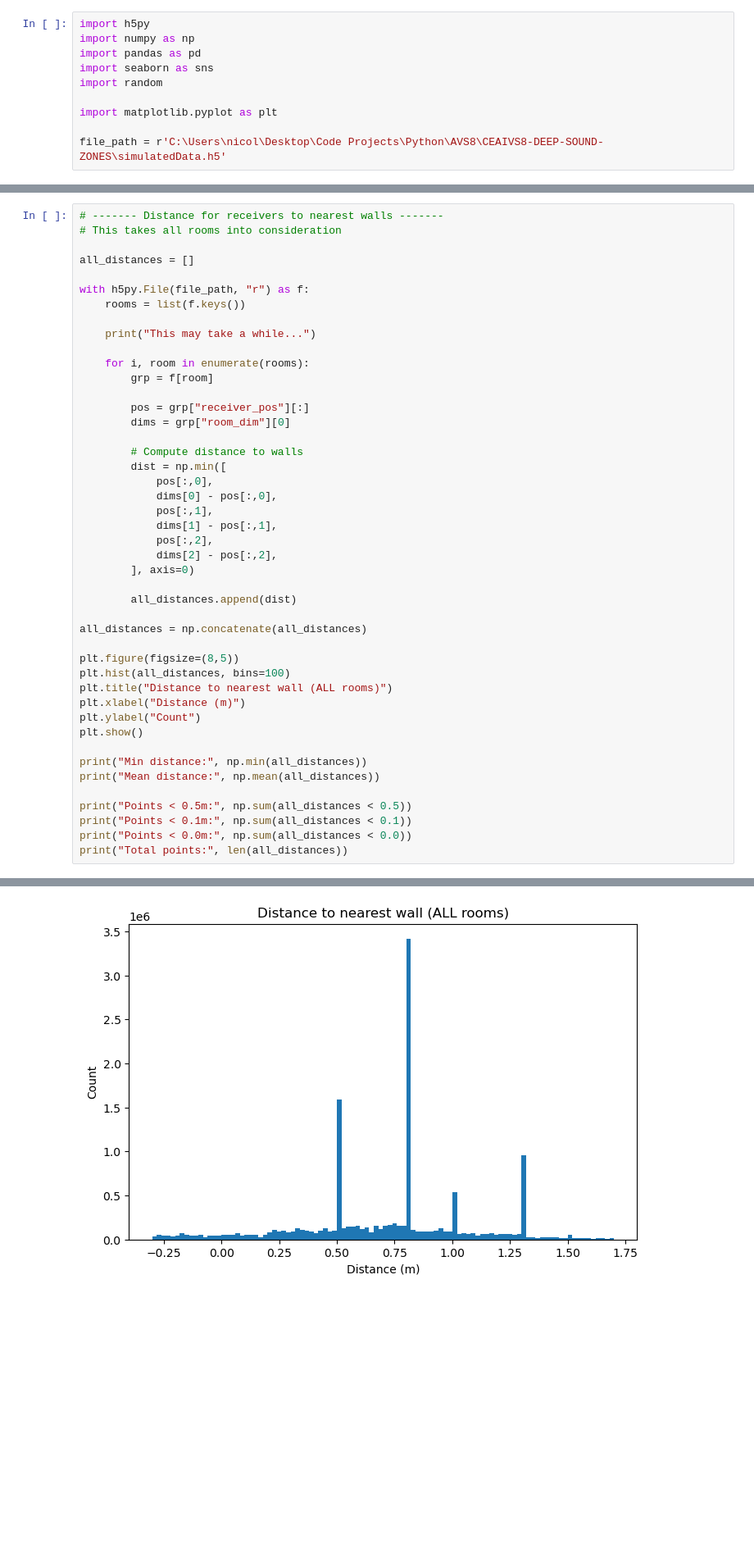
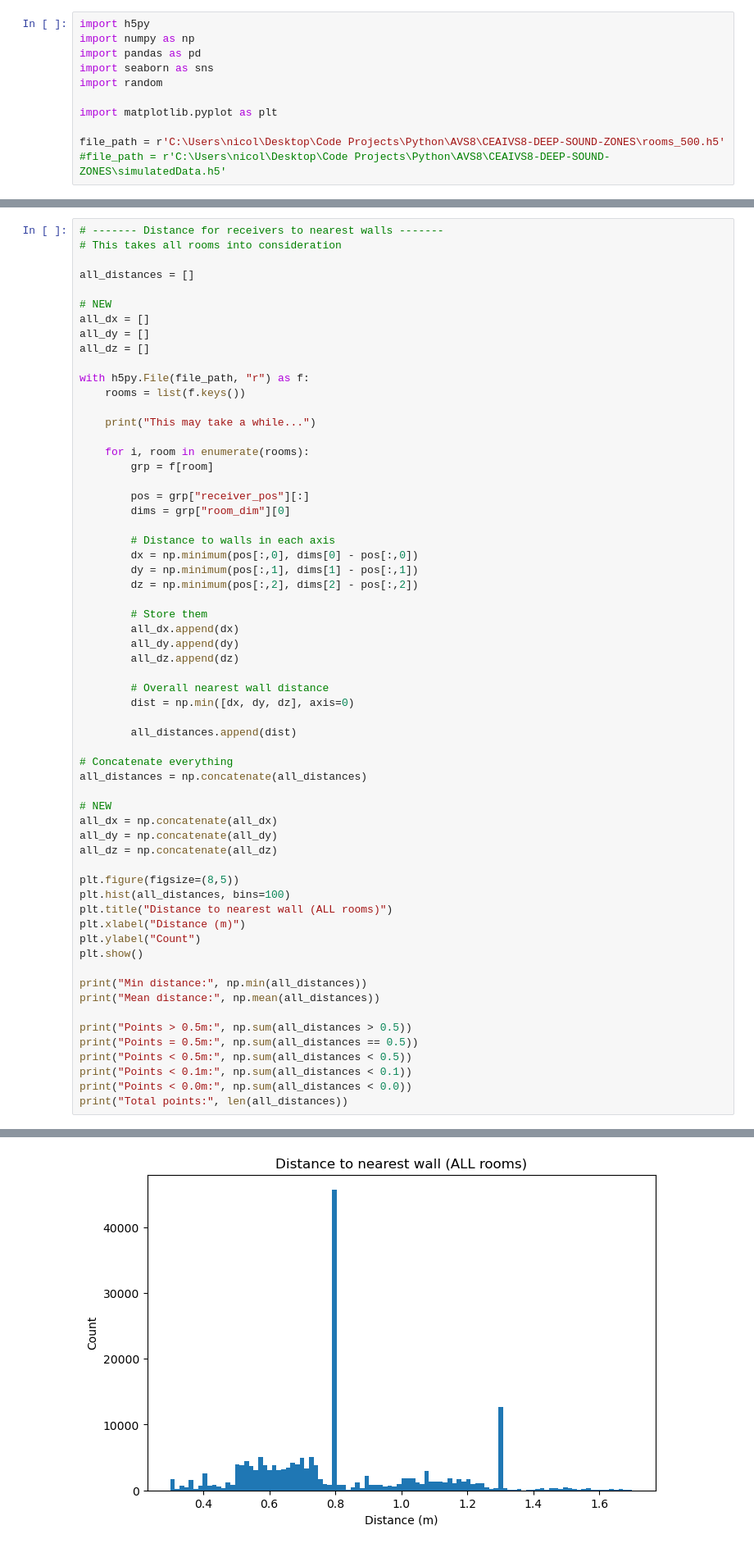
Before and after one commit to takenakabayashi/CEAIVS8-DEEP-SOUND-ZONES, a Jupyter notebook: PINN/EDA.ipynb, the cells around one changed output, grey strips where cells are left out. Shown at 82% size. Saved outputs shown, nothing was run; the diff lists cells and outputs as text; blank space fills up the shorter version.

```diff
--- a/PINN/EDA.ipynb
+++ b/PINN/EDA.ipynb
@@ -7,7 +7,8 @@ import random
 
 import matplotlib.pyplot as plt
 
-file_path = r'C:\Users\nicol\Desktop\Code Projects\Python\AVS8\CEAIVS8-DEEP-SOUND-ZONES\simulatedData.h5'
+file_path = r'C:\Users\nicol\Desktop\Code Projects\Python\AVS8\CEAIVS8-DEEP-SOUND-ZONES\rooms_500.h5'
+#file_path = r'C:\Users\nicol\Desktop\Code Projects\Python\AVS8\CEAIVS8-DEEP-SOUND-ZONES\simulatedData.h5'
 # %%
 rows = []
 
@@ -177,46 +178,62 @@ plt.show()
 # This takes all rooms into consideration
 
 all_distances = []
+
+# NEW
+all_dx = []
+all_dy = []
+all_dz = []
 
 with h5py.File(file_path, "r") as f:
     rooms = list(f.keys())
 
     print("This may take a while...")
 
     for i, room in enumerate(rooms):
         grp = f[room]
 
         pos = grp["receiver_pos"][:]
         dims = grp["room_dim"][0]
 
-        # Compute distance to walls
-        dist = np.min([
-            pos[:,0],
-            dims[0] - pos[:,0],
-            pos[:,1],
-            dims[1] - pos[:,1],
-            pos[:,2],
-            dims[2] - pos[:,2],
-        ], axis=0)
+        # Distance to walls in each axis
+        dx = np.minimum(pos[:,0], dims[0] - pos[:,0])
+        dy = np.minimum(pos[:,1], dims[1] - pos[:,1])
+        dz = np.minimum(pos[:,2], dims[2] - pos[:,2])
+
+        # Store them
+        all_dx.append(dx)
+        all_dy.append(dy)
+        all_dz.append(dz)
+
+        # Overall nearest wall distance
+        dist = np.min([dx, dy, dz], axis=0)
 
         all_distances.append(dist)
 
+# Concatenate everything
 all_distances = np.concatenate(all_distances)
+
+# NEW
+all_dx = np.concatenate(all_dx)
+all_dy = np.concatenate(all_dy)
+all_dz = np.concatenate(all_dz)
 
 plt.figure(figsize=(8,5))
 plt.hist(all_distances, bins=100)
 plt.title("Distance to nearest wall (ALL rooms)")
 plt.xlabel("Distance (m)")
 plt.ylabel("Count")
 plt.show()
 
 print("Min distance:", np.min(all_distances))
 print("Mean distance:", np.mean(all_distances))
 
+print("Points > 0.5m:", np.sum(all_distances > 0.5))
+print("Points = 0.5m:", np.sum(all_distances == 0.5))
 print("Points < 0.5m:", np.sum(all_distances < 0.5))
 print("Points < 0.1m:", np.sum(all_distances < 0.1))
 print("Points < 0.0m:", np.sum(all_distances < 0.0))
 print("Total points:", len(all_distances))
 # %% [output]
 This may take a while...
-[figure, old version]
+[figure, new version]
```
Also changed, not shown: parts of 11 cells of this notebook.
